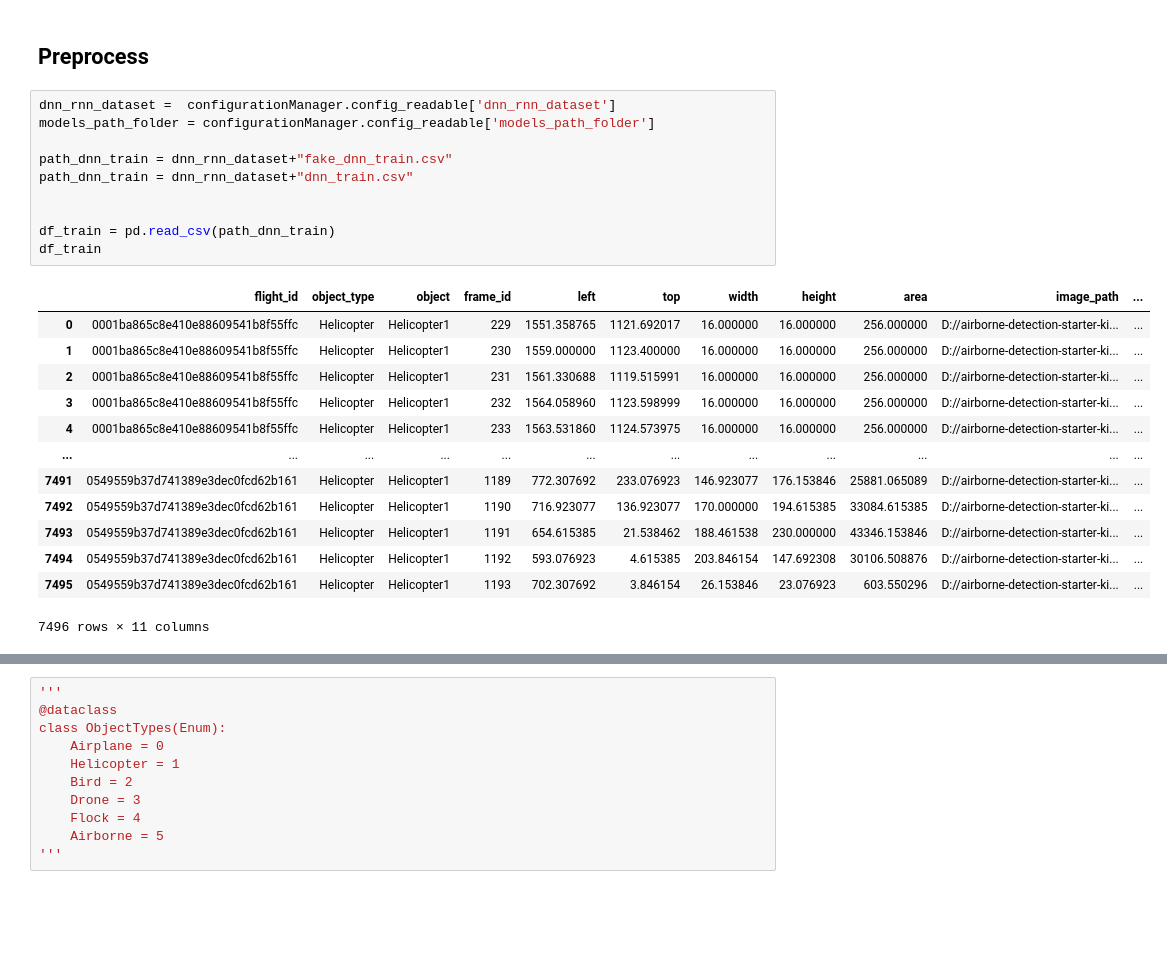
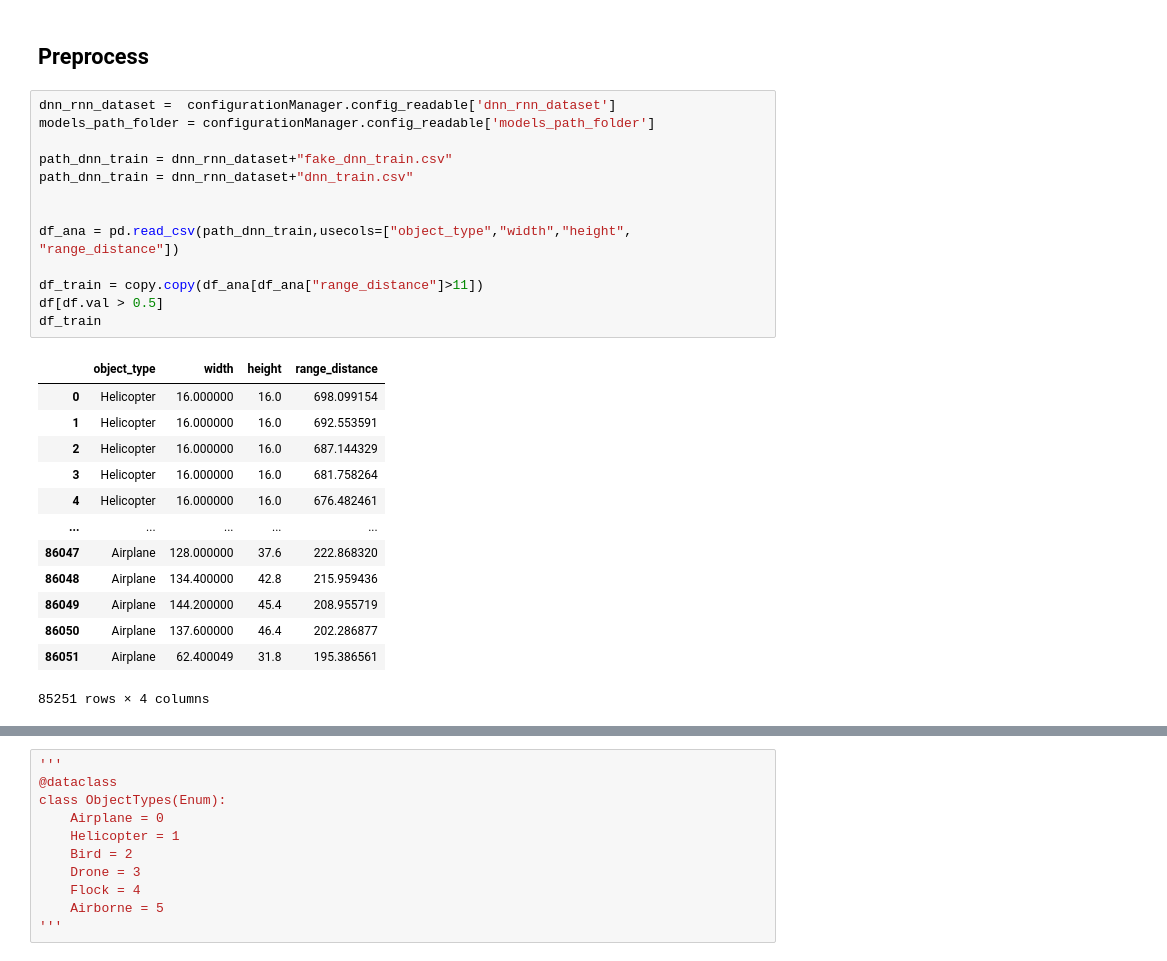
Before and after one commit to bulentsiyah/Mantis-Shrimp-Eye-s-Collision-Avoidance, a Jupyter notebook: dnn/DNN_Train_Prediction.ipynb, the cells around one changed output, grey strips where cells are left out. Drawn from its saved outputs; the diff is of its cells as text; blank space fills up the shorter version.

```diff
--- a/dnn/DNN_Train_Prediction.ipynb
+++ b/dnn/DNN_Train_Prediction.ipynb
@@ -36,24 +38,27 @@ configurationManager = ConfigurationManager()
 # %%
 dnn_rnn_dataset =  configurationManager.config_readable['dnn_rnn_dataset']
 models_path_folder = configurationManager.config_readable['models_path_folder']
 
 path_dnn_train = dnn_rnn_dataset+"fake_dnn_train.csv"
 path_dnn_train = dnn_rnn_dataset+"dnn_train.csv"
 
 
-df_train = pd.read_csv(path_dnn_train)
+df_ana = pd.read_csv(path_dnn_train,usecols=["object_type","width","height", "range_distance"])
+
+df_train = copy.copy(df_ana[df_ana["range_distance"]>11])
+df[df.val > 0.5]
 df_train
 # %% [output]
-|  | flight_id | object_type | object | frame_id | left | top | width | height | area | image_path | ... |
-| 0 | 0001ba865c8e410e88609541b8f55ffc | Helicopter | Helicopter1 | 229 | 1551.358765 | 1121.692017 | 16.000000 | 16.000000 | 256.000000 | D://airborne-detection-starter-ki... | ... |
-| 1 | 0001ba865c8e410e88609541b8f55ffc | Helicopter | Helicopter1 | 230 | 1559.000000 | 1123.400000 | 16.000000 | 16.000000 | 256.000000 | D://airborne-detection-starter-ki... | ... |
-| 2 | 0001ba865c8e410e88609541b8f55ffc | Helicopter | Helicopter1 | 231 | 1561.330688 | 1119.515991 | 16.000000 | 16.000000 | 256.000000 | D://airborne-detection-starter-ki... | ... |
-| 3 | 0001ba865c8e410e88609541b8f55ffc | Helicopter | Helicopter1 | 232 | 1564.058960 | 1123.598999 | 16.000000 | 16.000000 | 256.000000 | D://airborne-detection-starter-ki... | ... |
-| 4 | 0001ba865c8e410e88609541b8f55ffc | Helicopter | Helicopter1 | 233 | 1563.531860 | 1124.573975 | 16.000000 | 16.000000 | 256.000000 | D://airborne-detection-starter-ki... | ... |
-| ... | ... | ... | ... | ... | ... | ... | ... | ... | ... | ... | ... |
-| 7491 | 0549559b37d741389e3dec0fcd62b161 | Helicopter | Helicopter1 | 1189 | 772.307692 | 233.076923 | 146.923077 | 176.153846 | 25881.065089 | D://airborne-detection-starter-ki... | ... |
-| 7492 | 0549559b37d741389e3dec0fcd62b161 | Helicopter | Helicopter1 | 1190 | 716.923077 | 136.923077 | 170.000000 | 194.615385 | 33084.615385 | D://airborne-detection-starter-ki... | ... |
-| 7493 | 0549559b37d741389e3dec0fcd62b161 | Helicopter | Helicopter1 | 1191 | 654.615385 | 21.538462 | 188.461538 | 230.000000 | 43346.153846 | D://airborne-detection-starter-ki... | ... |
-| 7494 | 0549559b37d741389e3dec0fcd62b161 | Helicopter | Helicopter1 | 1192 | 593.076923 | 4.615385 | 203.846154 | 147.692308 | 30106.508876 | D://airborne-detection-starter-ki... | ... |
-| 7495 | 0549559b37d741389e3dec0fcd62b161 | Helicopter | Helicopter1 | 1193 | 702.307692 | 3.846154 | 26.153846 | 23.076923 | 603.550296 | D://airborne-detection-starter-ki... | ... |
+|  | object_type | width | height | range_distance |
+| 0 | Helicopter | 16.000000 | 16.0 | 698.099154 |
+| 1 | Helicopter | 16.000000 | 16.0 | 692.553591 |
+| 2 | Helicopter | 16.000000 | 16.0 | 687.144329 |
+| 3 | Helicopter | 16.000000 | 16.0 | 681.758264 |
+| 4 | Helicopter | 16.000000 | 16.0 | 676.482461 |
+| ... | ... | ... | ... | ... |
+| 86047 | Airplane | 128.000000 | 37.6 | 222.868320 |
+| 86048 | Airplane | 134.400000 | 42.8 | 215.959436 |
+| 86049 | Airplane | 144.200000 | 45.4 | 208.955719 |
+| 86050 | Airplane | 137.600000 | 46.4 | 202.286877 |
+| 86051 | Airplane | 62.400049 | 31.8 | 195.386561 |
-7496 rows × 11 columns
+85251 rows × 4 columns
```
Also changed, not shown: parts of 19 cells of this notebook, 4 other files.
